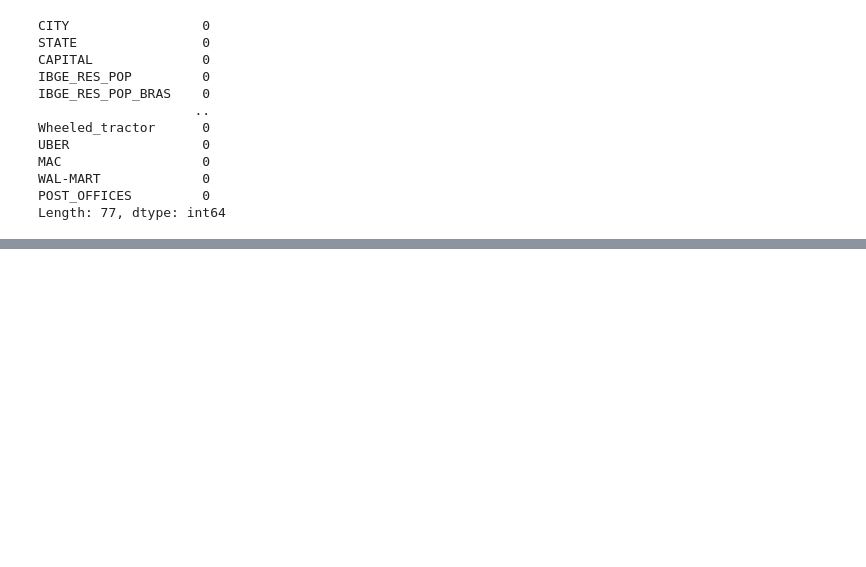
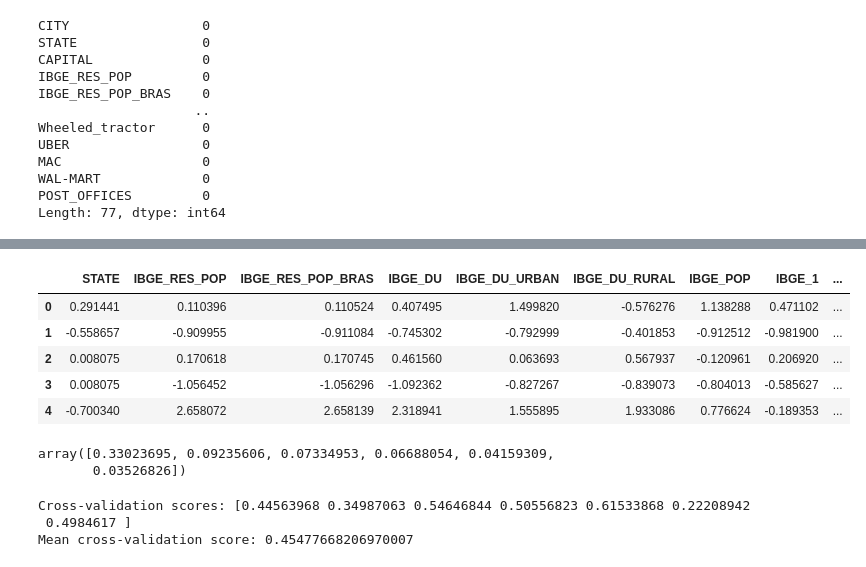
Before and after one commit to PepeuFBV/Regression-Models, a Jupyter notebook: main.ipynb, the cells around one changed output, grey strips where cells are left out. Cells and saved outputs as stored; diff of their text form; code cells hidden in the pictures; blank space fills up the shorter version.

```diff
--- a/main.ipynb
+++ b/main.ipynb
@@ -93,0 +137,53 @@ POST_OFFICES: int64
+# %%
+# Split the data into features and target
+X = df.drop(columns=['IDHM'])
+y = df['IDHM']
+# %%
+# Normalizing the data
+from sklearn.preprocessing import StandardScaler
+
+scaler = StandardScaler()
+X = scaler.fit_transform(X)
+
+# Show new data in a DataFrame
+X = pd.DataFrame(X, columns=df.columns[:-1])
+X.head()
+# %% [output]
+|  | STATE | IBGE_RES_POP | IBGE_RES_POP_BRAS | IBGE_DU | IBGE_DU_URBAN | IBGE_DU_RURAL | IBGE_POP | IBGE_1 | ... |
+| 0 | 0.291441 | 0.110396 | 0.110524 | 0.407495 | 1.499820 | -0.576276 | 1.138288 | 0.471102 | ... |
+| 1 | -0.558657 | -0.909955 | -0.911084 | -0.745302 | -0.792999 | -0.401853 | -0.912512 | -0.981900 | ... |
+| 2 | 0.008075 | 0.170618 | 0.170745 | 0.461560 | 0.063693 | 0.567937 | -0.120961 | 0.206920 | ... |
+| 3 | 0.008075 | -1.056452 | -1.056296 | -1.092362 | -0.827267 | -0.839073 | -0.804013 | -0.585627 | ... |
+| 4 | -0.700340 | 2.658072 | 2.658139 | 2.318941 | 1.555895 | 1.933086 | 0.776624 | -0.189353 | ... |
+# %%
+# Calculating PCA
+from sklearn.decomposition import PCA
+
+n_components = 6
+pca = PCA(n_components=n_components)
+X_pca = pca.fit_transform(X)
+
+# Seeing pca results
+explained_variance = pca.explained_variance_ratio_
+explained_variance
+# %% [output]
+array([0.33023695, 0.09235606, 0.07334953, 0.06688054, 0.04159309,
+       0.03526826])
+# %%
+# Separating the data using cross-validation
+from sklearn.model_selection import cross_val_score
+from sklearn.linear_model import LinearRegression
+
+# Define the model
+model = LinearRegression()
+
+# Perform cross-validation
+scores = cross_val_score(model, X_pca, y, cv=7)  # 5-fold cross-validation
+
+# Print the cross-validation scores
+print("Cross-validation scores:", scores)
+print("Mean cross-validation score:", scores.mean())
+# %% [output]
+Cross-validation scores: [0.44563968 0.34987063 0.54646844 0.50556823 0.61533868 0.22208942
+ 0.4984617 ]
+Mean cross-validation score: 0.45477668206970007
```
Also changed, not shown: parts of 4 cells of this notebook.
